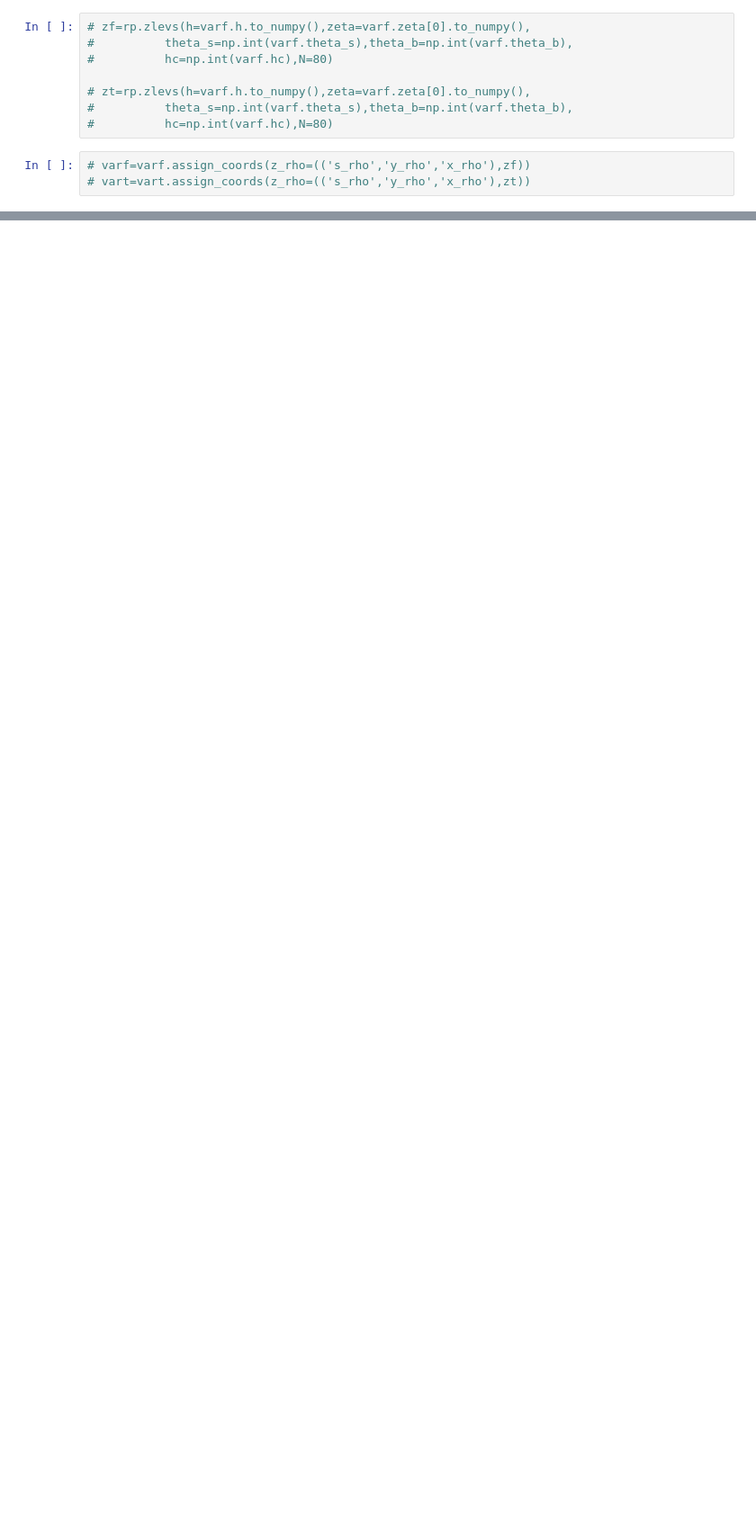
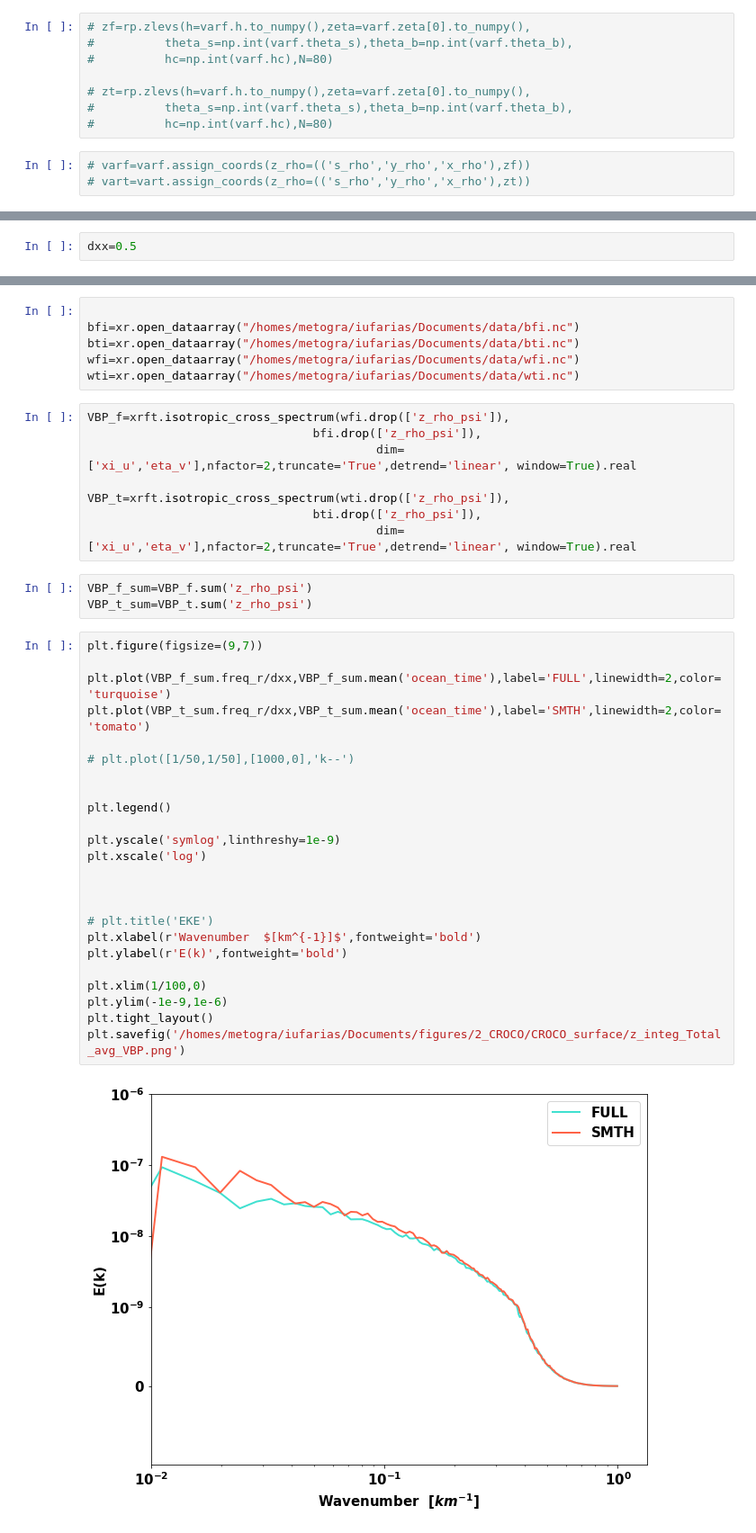
Before and after one commit to igoruchoa/FeedbackSubmeso, a Jupyter notebook: 2_CROCO/3D_CROCO.ipynb, the cells around one changed output, grey strips where cells are left out. Shown at 90% size. Drawn from its saved outputs; the diff is of its cells as text; blank space fills up the shorter version.

```diff
--- a/2_CROCO/3D_CROCO.ipynb
+++ b/2_CROCO/3D_CROCO.ipynb
@@ -98,0 +135,2 @@ KeyboardInterrupt:
+# %%
+dxx=0.5
@@ -98,0 +279,43 @@ KeyboardInterrupt:
+# %%
+
+bfi=xr.open_dataarray("/homes/metogra/iufarias/Documents/data/bfi.nc")
+bti=xr.open_dataarray("/homes/metogra/iufarias/Documents/data/bti.nc")
+wfi=xr.open_dataarray("/homes/metogra/iufarias/Documents/data/wfi.nc")
+wti=xr.open_dataarray("/homes/metogra/iufarias/Documents/data/wti.nc")
+# %%
+VBP_f=xrft.isotropic_cross_spectrum(wfi.drop(['z_rho_psi']),
+                                bfi.drop(['z_rho_psi']),
+                                         dim=['xi_u','eta_v'],nfactor=2,truncate='True',detrend='linear', window=True).real
+
+VBP_t=xrft.isotropic_cross_spectrum(wti.drop(['z_rho_psi']),
+                                bti.drop(['z_rho_psi']),
+                                         dim=['xi_u','eta_v'],nfactor=2,truncate='True',detrend='linear', window=True).real
+# %%
+VBP_f_sum=VBP_f.sum('z_rho_psi')
+VBP_t_sum=VBP_t.sum('z_rho_psi')
+# %%
+plt.figure(figsize=(9,7))
+
+plt.plot(VBP_f_sum.freq_r/dxx,VBP_f_sum.mean('ocean_time'),label='FULL',linewidth=2,color='turquoise')
+plt.plot(VBP_t_sum.freq_r/dxx,VBP_t_sum.mean('ocean_time'),label='SMTH',linewidth=2,color='tomato')
+
+# plt.plot([1/50,1/50],[1000,0],'k--')
+
+
+plt.legend()
+
+plt.yscale('symlog',linthreshy=1e-9)
+plt.xscale('log')
+
+
+
+# plt.title('EKE')
+plt.xlabel(r'Wavenumber  $[km^{-1}]$',fontweight='bold')
+plt.ylabel(r'E(k)',fontweight='bold')
+
+plt.xlim(1/100,0)
+plt.ylim(-1e-9,1e-6)
+plt.tight_layout()
+plt.savefig('/homes/metogra/iufarias/Documents/figures/2_CROCO/CROCO_surface/z_integ_Total_avg_VBP.png')
+# %% [output]
+[figure, added]
```
Also changed, not shown: parts of 73 cells of this notebook, 16 other files.
